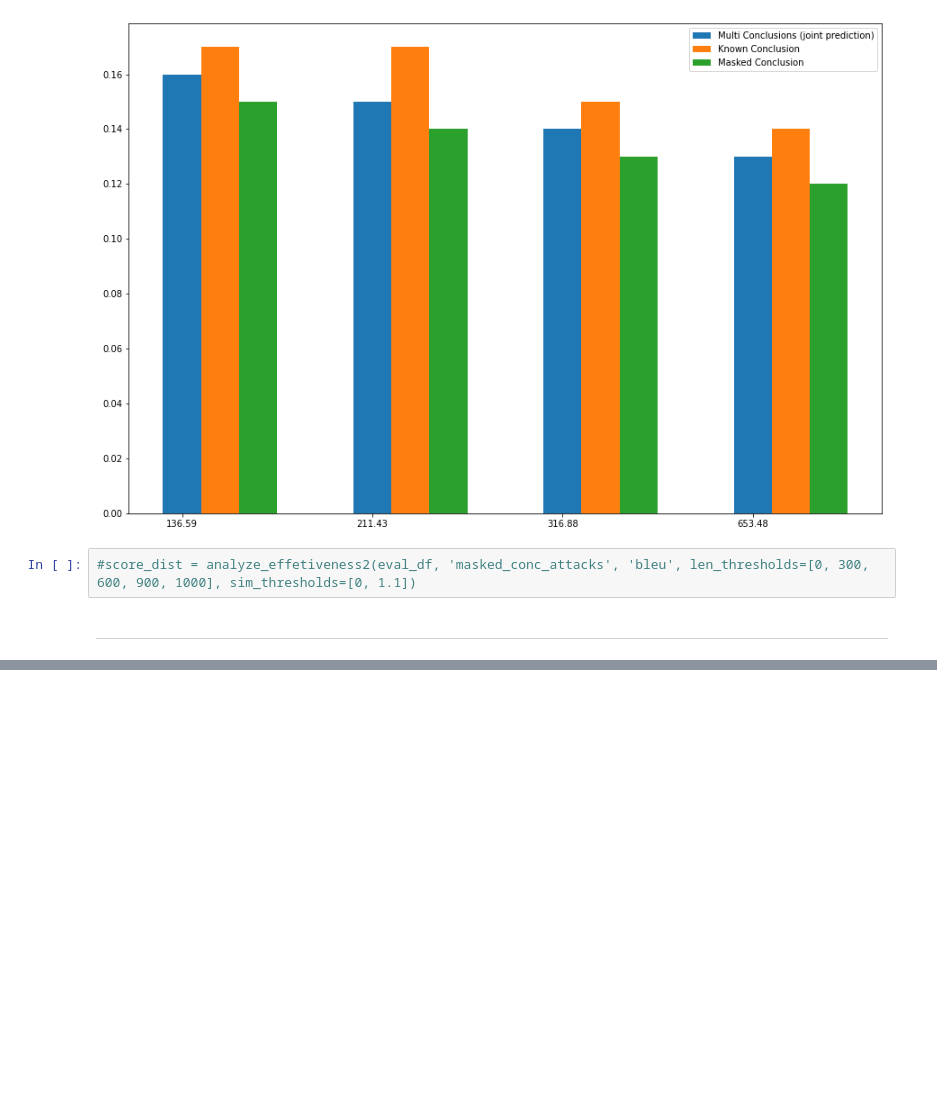
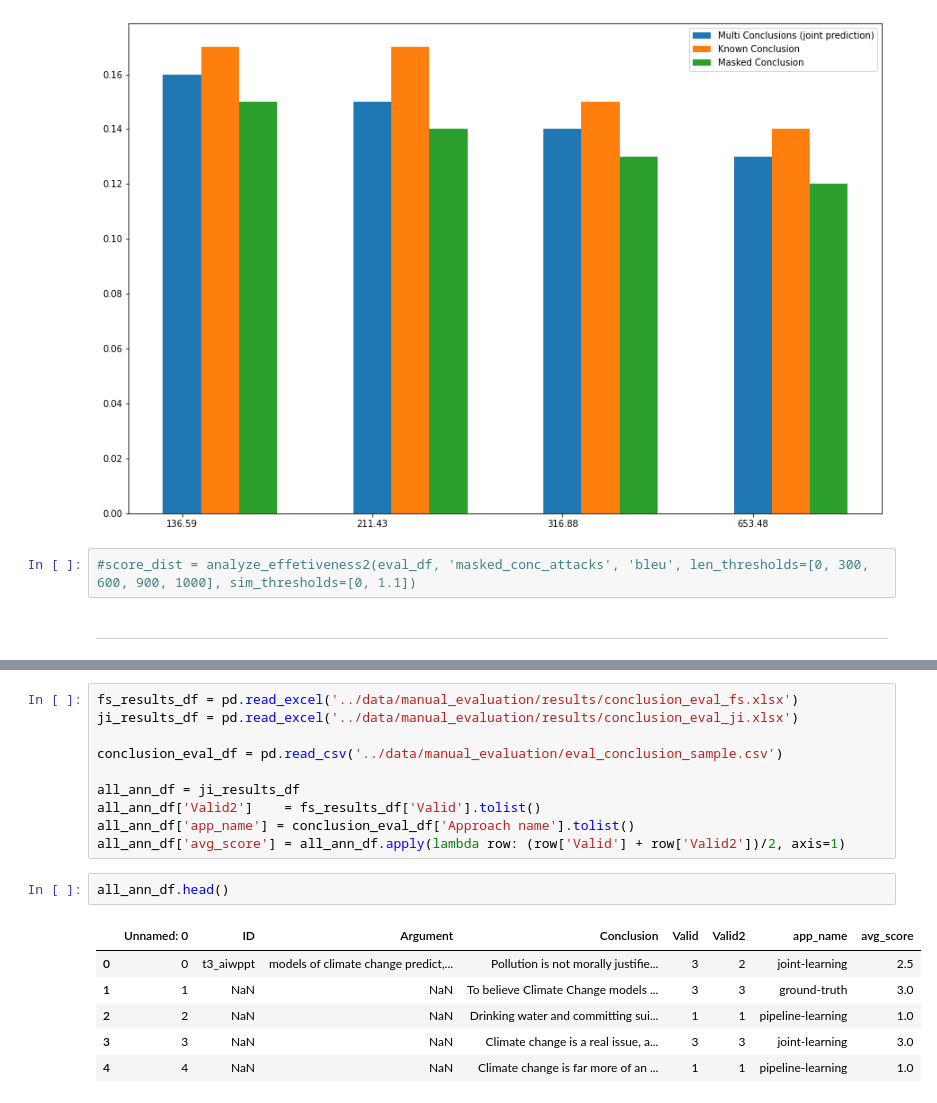
Before and after one commit to webis-de/eacl23-conclusion-based-counter-argument-generation, a Jupyter notebook: src-ipynb/evaluating-conclusion-and-ca-models.ipynb, the cells around one changed output, grey strips where cells are left out. Drawn from its saved outputs; the diff is of its cells as text; blank space fills up the shorter version.

```diff
--- a/src-ipynb/evaluating-conclusion-and-ca-models.ipynb
+++ b/src-ipynb/evaluating-conclusion-and-ca-models.ipynb
@@ -666,0 +710,19 @@ results_df[['app_name', 'Rank']].groupby('app_name').agg({'Rank': lambda x: np.m
+# %%
+fs_results_df = pd.read_excel('../data/manual_evaluation/results/conclusion_eval_fs.xlsx')
+ji_results_df = pd.read_excel('../data/manual_evaluation/results/conclusion_eval_ji.xlsx')
+
+conclusion_eval_df = pd.read_csv('../data/manual_evaluation/eval_conclusion_sample.csv')
+
+all_ann_df = ji_results_df
+all_ann_df['Valid2']    = fs_results_df['Valid'].tolist()
+all_ann_df['app_name'] = conclusion_eval_df['Approach name'].tolist()
+all_ann_df['avg_score'] = all_ann_df.apply(lambda row: (row['Valid'] + row['Valid2'])/2, axis=1)
+# %%
+all_ann_df.head()
+# %% [output]
+|  | Unnamed: 0 | ID | Argument | Conclusion | Valid | Valid2 | app_name | avg_score |
+| 0 | 0 | t3_aiwppt | models of climate change predict,... | Pollution is not morally justifie... | 3 | 2 | joint-learning | 2.5 |
+| 1 | 1 | NaN | NaN | To believe Climate Change models ... | 3 | 3 | ground-truth | 3.0 |
+| 2 | 2 | NaN | NaN | Drinking water and committing sui... | 1 | 1 | pipeline-learning | 1.0 |
+| 3 | 3 | NaN | NaN | Climate change is a real issue, a... | 3 | 3 | joint-learning | 3.0 |
+| 4 | 4 | NaN | NaN | Climate change is far more of an ... | 1 | 1 | pipeline-learning | 1.0 |
```
Also changed, not shown: parts of 25 cells of this notebook, 8 other files.
